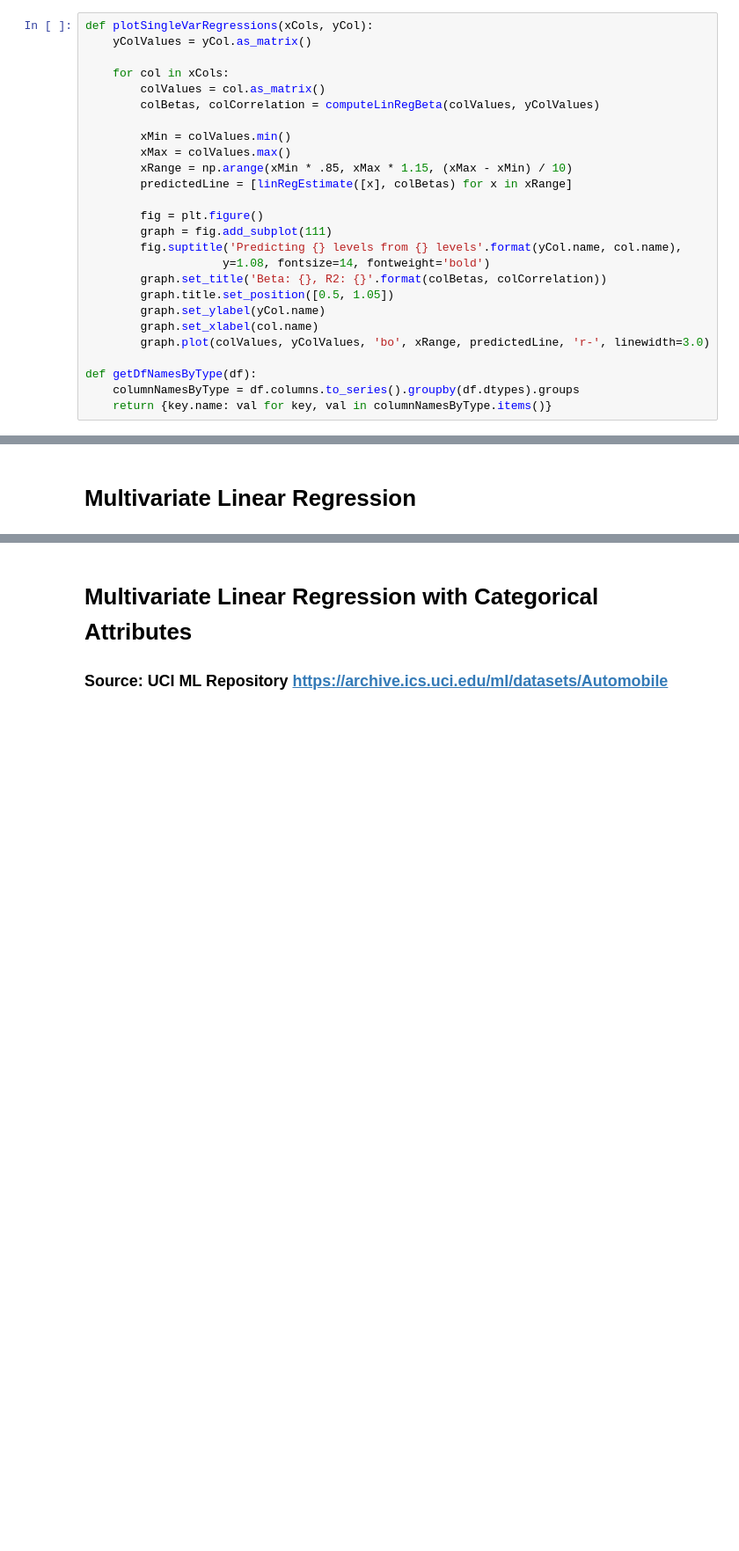
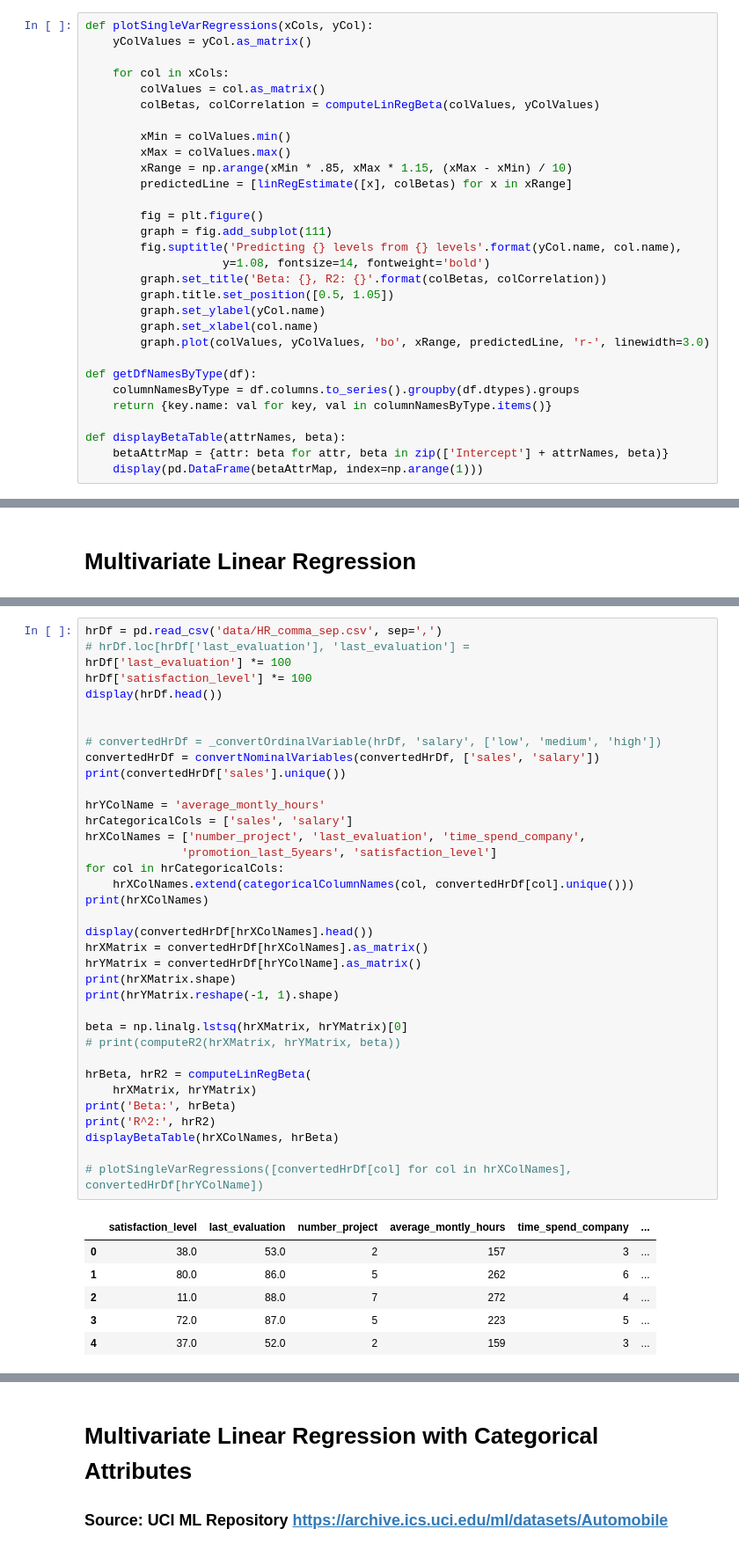
Before and after one commit to bcooper94/AdvancedDataMining, a Jupyter notebook: regression.ipynb, the cells around one changed output, grey strips where cells are left out. Shown at 88% size. Drawn from its saved outputs; the diff is of its cells as text; blank space fills up the shorter version.

Commit message:
Finalized regression

```diff
--- a/regression.ipynb
+++ b/regression.ipynb
@@ -187,6 +191,10 @@ def plotSingleVarRegressions(xCols, yCol):
 def getDfNamesByType(df):
     columnNamesByType = df.columns.to_series().groupby(df.dtypes).groups
     return {key.name: val for key, val in columnNamesByType.items()}
+
+def displayBetaTable(attrNames, beta):
+    betaAttrMap = {attr: beta for attr, beta in zip(['Intercept'] + attrNames, beta)}
+    display(pd.DataFrame(betaAttrMap, index=np.arange(1)))
 # %% [markdown]
 # Air Quality UCI Set
 ### Source: UCI ML Repository https://archive.ics.uci.edu/ml/datasets/Air+Quality
@@ -298,0 +332,43 @@ R2 for all X cols: 0.874245006965
+# %%
+hrDf = pd.read_csv('data/HR_comma_sep.csv', sep=',')
+# hrDf.loc[hrDf['last_evaluation'], 'last_evaluation'] =
+hrDf['last_evaluation'] *= 100
+hrDf['satisfaction_level'] *= 100
+display(hrDf.head())
+
+
+# convertedHrDf = _convertOrdinalVariable(hrDf, 'salary', ['low', 'medium', 'high'])
+convertedHrDf = convertNominalVariables(convertedHrDf, ['sales', 'salary'])
+print(convertedHrDf['sales'].unique())
+
+hrYColName = 'average_montly_hours'
+hrCategoricalCols = ['sales', 'salary']
+hrXColNames = ['number_project', 'last_evaluation', 'time_spend_company',
+              'promotion_last_5years', 'satisfaction_level']
+for col in hrCategoricalCols:
+    hrXColNames.extend(categoricalColumnNames(col, convertedHrDf[col].unique()))
+print(hrXColNames)
+
+display(convertedHrDf[hrXColNames].head())
+hrXMatrix = convertedHrDf[hrXColNames].as_matrix()
+hrYMatrix = convertedHrDf[hrYColName].as_matrix()
+print(hrXMatrix.shape)
+print(hrYMatrix.reshape(-1, 1).shape)
+
+beta = np.linalg.lstsq(hrXMatrix, hrYMatrix)[0]
+# print(computeR2(hrXMatrix, hrYMatrix, beta))
+
+hrBeta, hrR2 = computeLinRegBeta(
+    hrXMatrix, hrYMatrix)
+print('Beta:', hrBeta)
+print('R^2:', hrR2)
+displayBetaTable(hrXColNames, hrBeta)
+
+# plotSingleVarRegressions([convertedHrDf[col] for col in hrXColNames], convertedHrDf[hrYColName])
+# %% [output]
+|  | satisfaction_level | last_evaluation | number_project | average_montly_hours | time_spend_company | ... |
+| 0 | 38.0 | 53.0 | 2 | 157 | 3 | ... |
+| 1 | 80.0 | 86.0 | 5 | 262 | 6 | ... |
+| 2 | 11.0 | 88.0 | 7 | 272 | 4 | ... |
+| 3 | 72.0 | 87.0 | 5 | 223 | 5 | ... |
+| 4 | 37.0 | 52.0 | 2 | 159 | 3 | ... |
```
Also changed, not shown: parts of 13 cells of this notebook, 8 other files.
